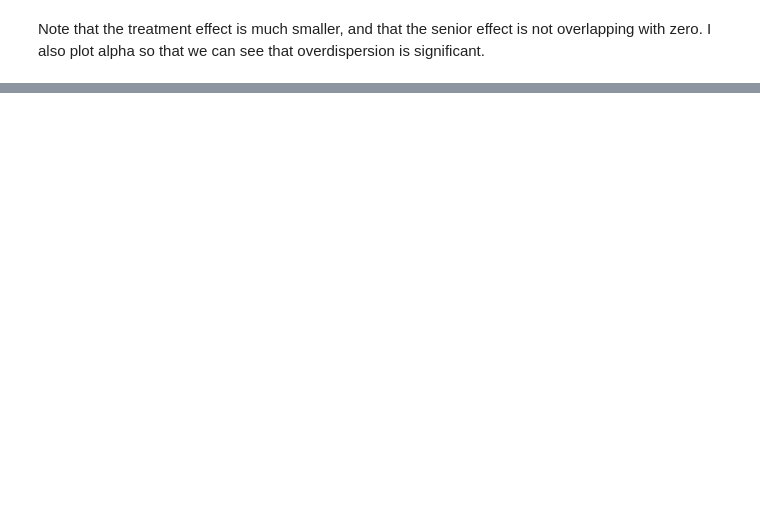
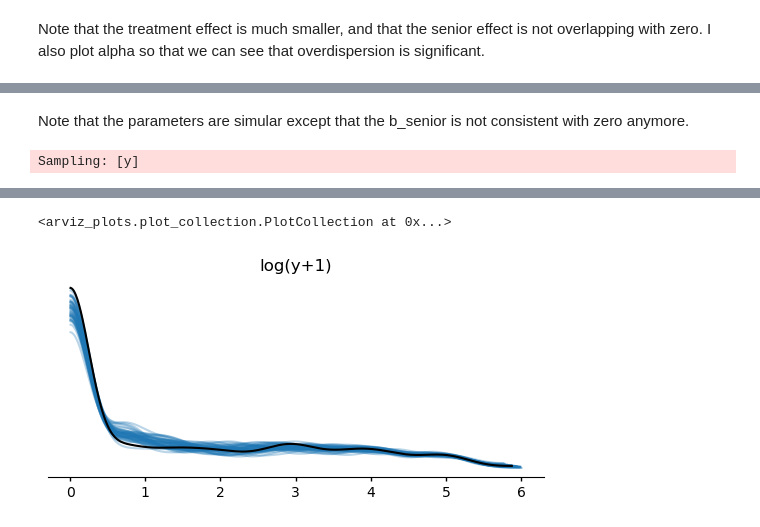
Before and after one commit to DrEntropy/BDA3_Study, a Jupyter notebook: roachescv.ipynb, the cells around one changed output, grey strips where cells are left out. Drawn from its saved outputs; the diff is of its cells as text; code cells hidden in the pictures; blank space fills up the shorter version.

```diff
--- a/roachescv.ipynb
+++ b/roachescv.ipynb
@@ -246,0 +354,9 @@ Note that the treatment effect is much smaller, and that the senior effect is no
+# %% [markdown]
+Note that the parameters are simular except that the b_senior is not consistent with zero anymore.
+# %%
+with varying_intercept_model:
+   pp_vi =  pm.sample_posterior_predictive(trace_vi) # note, i dont use extend_inference here as it messes up loo-pit
+
+plot_log_posterior_ppc(pp_vi)
+# %% [output]
+Sampling: [y]
@@ -246,0 +365,2 @@ Note that the treatment effect is much smaller, and that the senior effect is no
+<arviz_plots.plot_collection.PlotCollection at 0x...>
+[figure, added]
```
Also changed, not shown: parts of 38 cells of this notebook.
